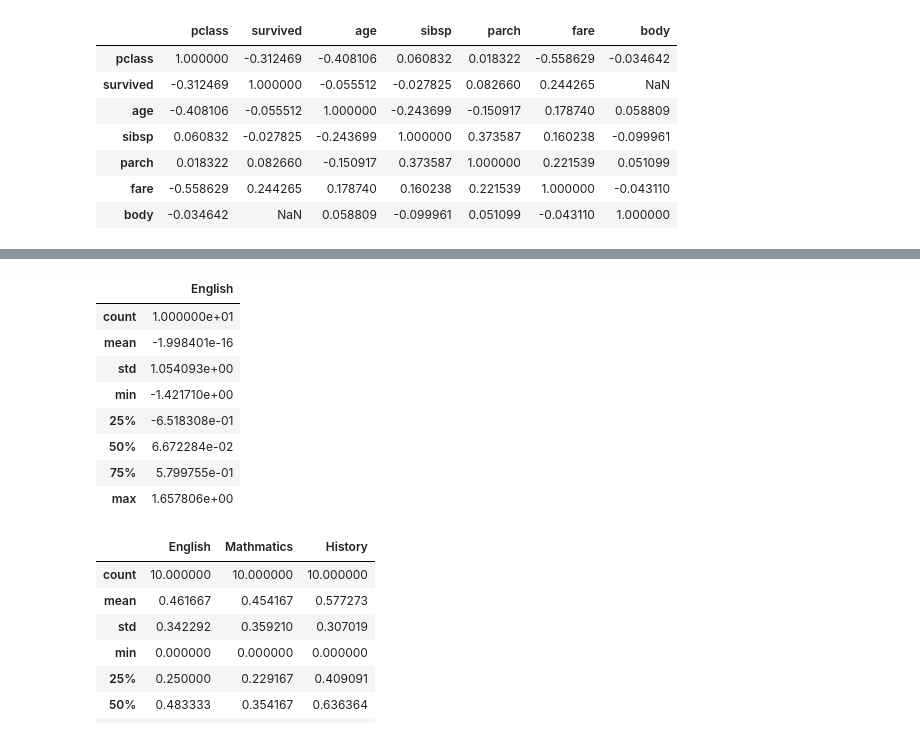
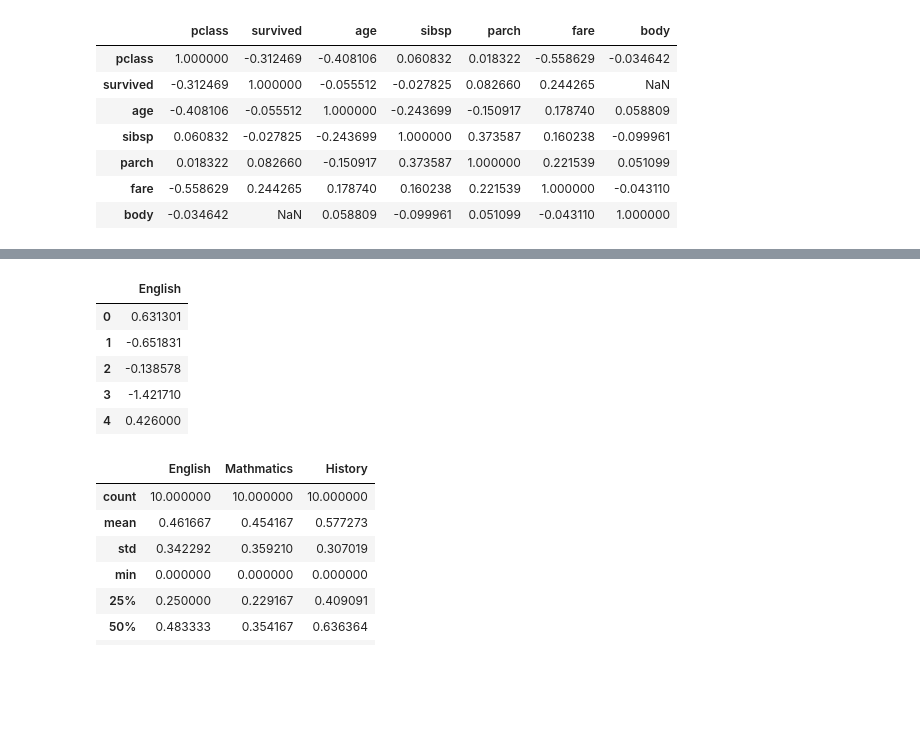
Before and after one commit to T-Sawao/Problem_100, a Jupyter notebook: pandas_100/notebook/01_Pandas_100_Knocks_for_Begginer_v1.0.4.ipynb, the cells around one changed output, grey strips where cells are left out. Cells and saved outputs as stored; diff of their text form; code cells hidden in the pictures; blank space fills up the shorter version.

```diff
--- a/pandas_100/notebook/01_Pandas_100_Knocks_for_Begginer_v1.0.4.ipynb
+++ b/pandas_100/notebook/01_Pandas_100_Knocks_for_Begginer_v1.0.4.ipynb
@@ -1301,20 +1261,19 @@ df2 = initialize2() #初期化
 # %%
 from sklearn.preprocessing import StandardScaler
 
-sc = StandardScaler()
-std = sc.fit_transform(df2["English"].values.reshape(-1,1))
+df_e = df2["English"].values.reshape(-1,1)
+sd = StandardScaler()
+std = sd.fit_transform(df_e)
 
-pd.DataFrame(std, columns=["English"]).describe()
+df_std = pd.DataFrame(std, columns=["English"])
+df_std.head()
 # %% [output]
 |  | English |
-| count | 1.000000e+01 |
-| mean | -1.998401e-16 |
-| std | 1.054093e+00 |
-| min | -1.421710e+00 |
-| 25% | -6.518308e-01 |
-| 50% | 6.672284e-02 |
-| 75% | 5.799755e-01 |
-| max | 1.657806e+00 |
+| 0 | 0.631301 |
+| 1 | -0.651831 |
+| 2 | -0.138578 |
+| 3 | -1.421710 |
+| 4 | 0.426000 |
 # %%
 # 【76】
 # scikit-learnを用いてdf2のEnglish、Mathmatics、History列を
```
Also changed, not shown: parts of 35 cells of this notebook, 49 other files.
